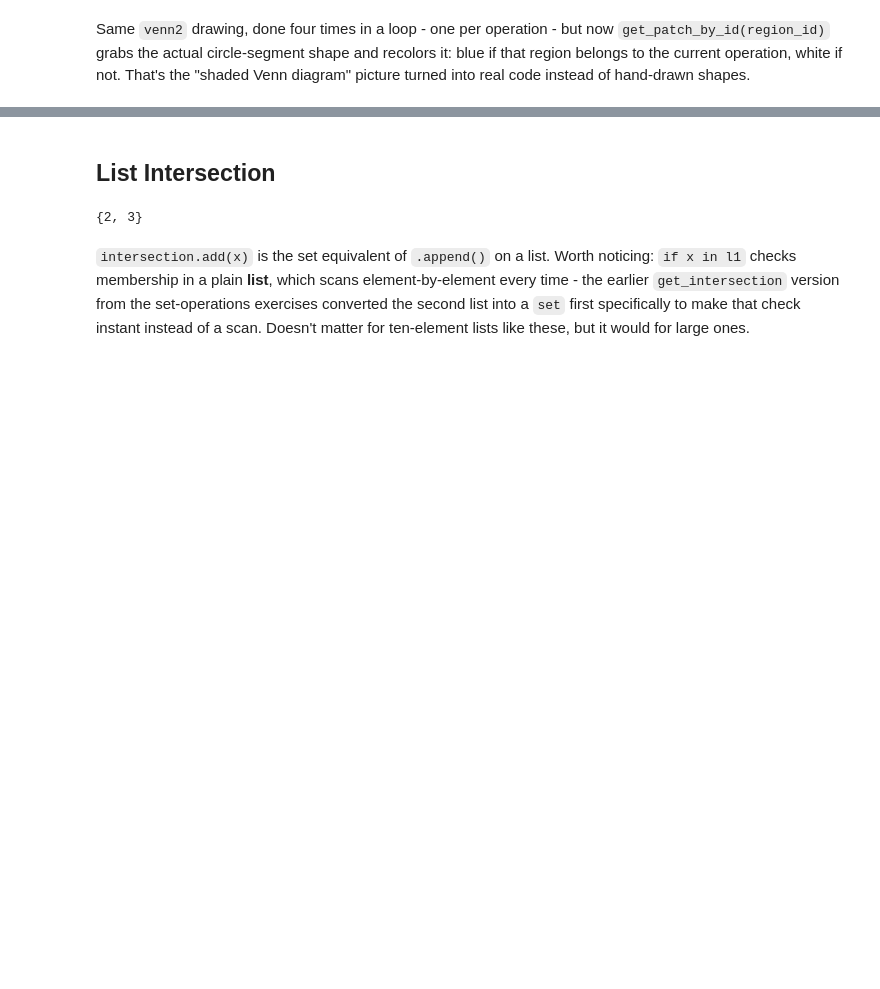
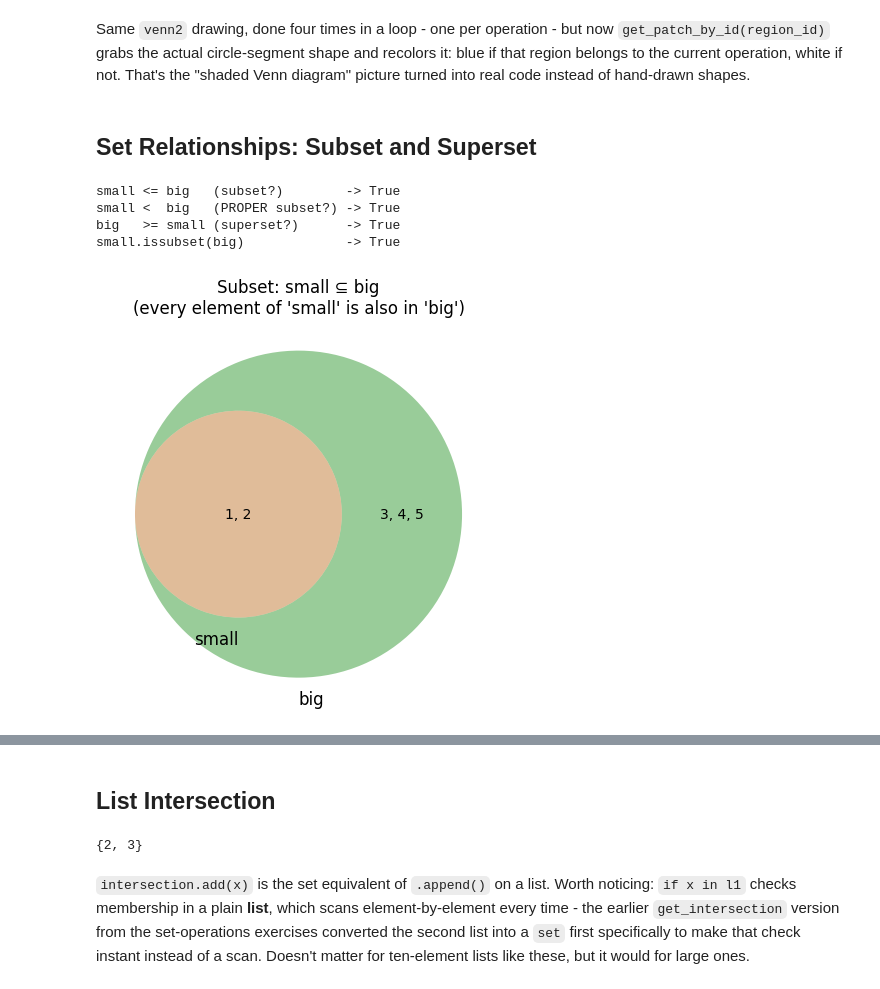
Before and after one commit to mikelorenzen09/algorithms, a Jupyter notebook: sets maps and hashmaps.ipynb, the cells around one changed output, grey strips where cells are left out. Drawn from its saved outputs; the diff is of its cells as text; code cells hidden in the pictures; blank space fills up the shorter version.

```diff
--- a/sets maps and hashmaps.ipynb
+++ b/sets maps and hashmaps.ipynb
@@ -127,2 +127,35 @@ plt.show()
 # %% [markdown]
 Same `venn2` drawing, done four times in a loop - one per operation - but now `get_patch_by_id(region_id)` grabs the actual circle-segment shape and recolors it: blue if that region belongs to the current operation, white if not. That's the "shaded Venn diagram" picture turned into real code instead of hand-drawn shapes.
+# %% [markdown]
+## Set Relationships: Subset and Superset
+# %%
+import matplotlib.pyplot as plt
+from matplotlib_venn import venn2
+
+small = {1, 2}
+big = {1, 2, 3, 4, 5}
+
+print("small <= big   (subset?)        ->", small <= big)
+print("small <  big   (PROPER subset?) ->", small < big)      # proper = smaller, can't be equal
+print("big   >= small (superset?)      ->", big >= small)
+print("small.issubset(big)             ->", small.issubset(big))   # same check, spelled out
+
+fig, ax = plt.subplots(figsize=(5, 5))
+v = venn2([small, big], set_labels=('small', 'big'), ax=ax)
+
+only_small = small - big     # empty - EVERY element of small is also in big
+only_big = big - small
+overlap = small & big
+
+v.get_label_by_id('10').set_text('')     # nothing here - that's the whole point of a subset
+v.get_label_by_id('01').set_text(', '.join(map(str, sorted(only_big))))
+v.get_label_by_id('11').set_text(', '.join(map(str, sorted(overlap))))
+
+ax.set_title("Subset: small ⊆ big\n(every element of 'small' is also in 'big')")
+plt.show()
+# %% [output]
+small <= big   (subset?)        -> True
+small <  big   (PROPER subset?) -> True
+big   >= small (superset?)      -> True
+small.issubset(big)             -> True
+[figure, added]
```
Also changed, not shown: parts of 28 cells of this notebook.
